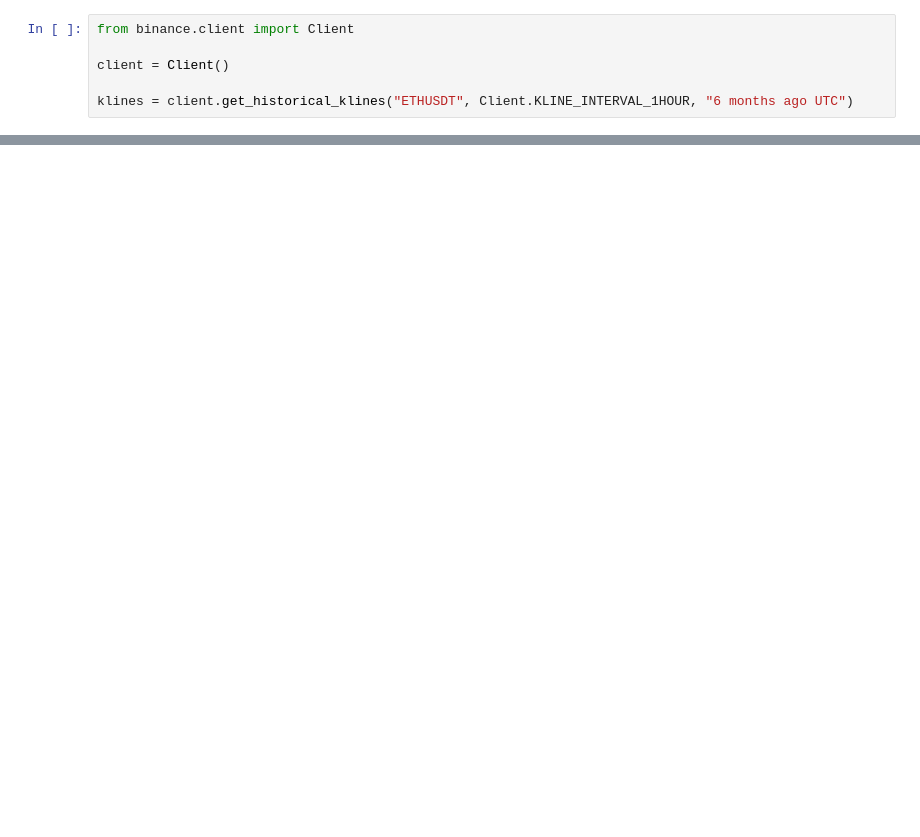
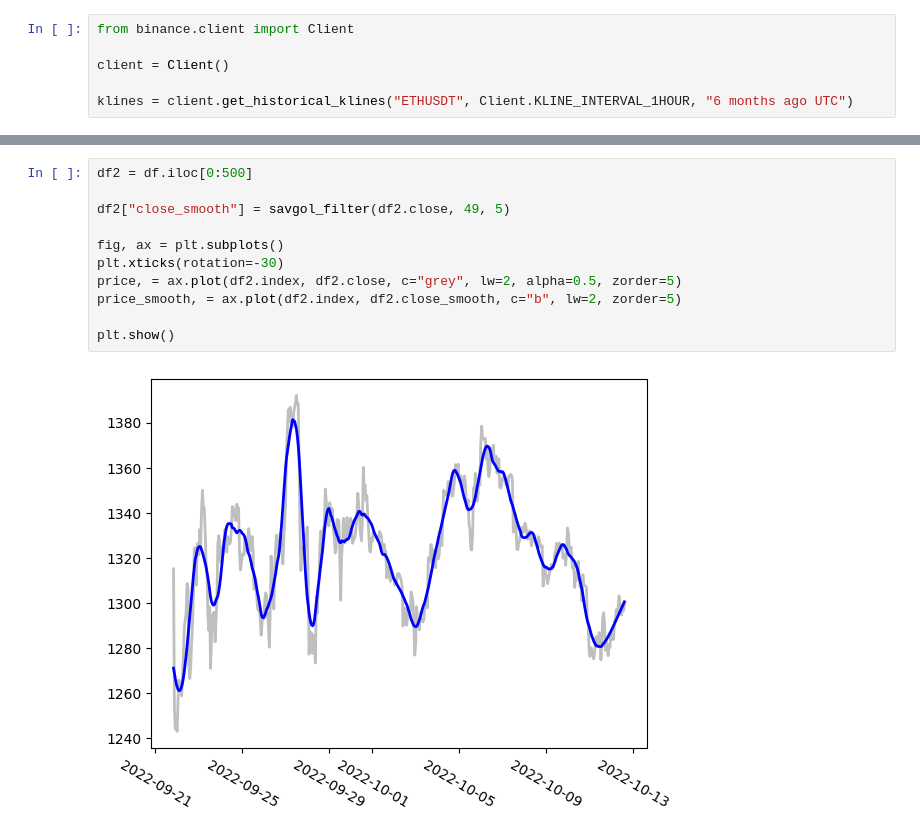
Before and after one commit to jaymgonzalez/python-trading, a Jupyter notebook: trend_detection.ipynb, the cells around one changed output, grey strips where cells are left out. Cells and saved outputs as stored; diff of their text form; blank space fills up the shorter version.

```diff
--- a/trend_detection.ipynb
+++ b/trend_detection.ipynb
@@ -32,0 +67,13 @@ df
+# %%
+df2 = df.iloc[0:500]
+
+df2["close_smooth"] = savgol_filter(df2.close, 49, 5)
+
+fig, ax = plt.subplots()
+plt.xticks(rotation=-30)
+price, = ax.plot(df2.index, df2.close, c="grey", lw=2, alpha=0.5, zorder=5)
+price_smooth, = ax.plot(df2.index, df2.close_smooth, c="b", lw=2, zorder=5)
+
+plt.show()
+# %% [output]
+[figure, added]
```
Also changed, not shown: parts of 9 cells of this notebook.
